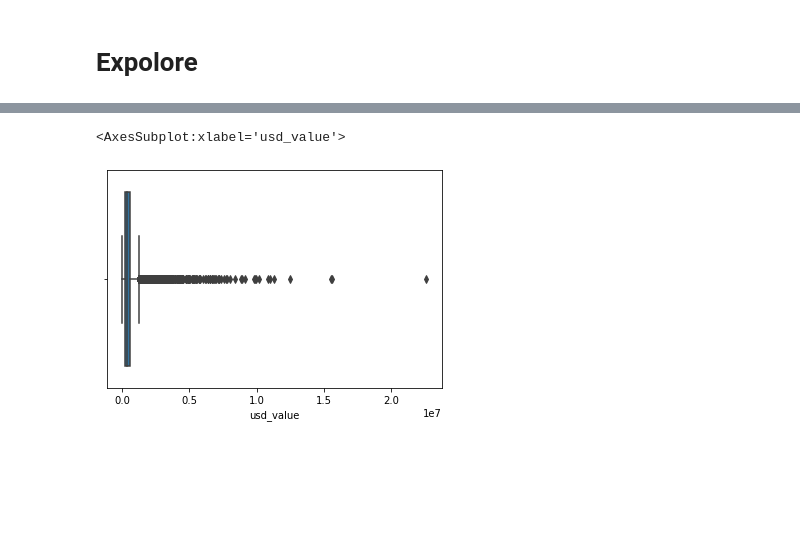
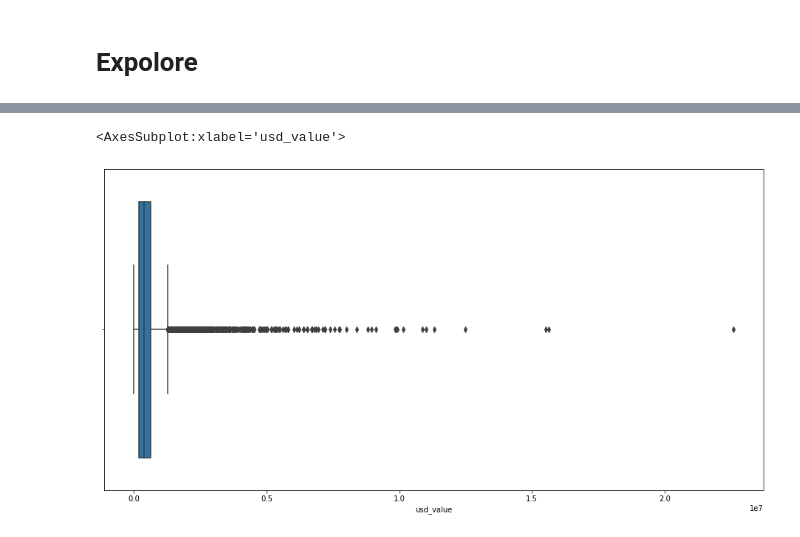
Before and after one commit to cindyvillanuevads/regression_project_zillow-, a Jupyter notebook: zillow.ipynb, the cells around one changed output, grey strips where cells are left out. Cells and saved outputs as stored; diff of their text form; code cells hidden in the pictures; blank space fills up the shorter version.

```diff
--- a/zillow.ipynb
+++ b/zillow.ipynb
@@ -302,6 +314,6 @@ train['usd_value'].hist(grid=False, bins=100000)
 # %%
-
+plt.figure(figsize=(16, 8))
 sns.boxplot(train['usd_value'])
 # %% [output]
 <AxesSubplot:xlabel='usd_value'>
-[figure, old version]
+[figure, new version]
```
Also changed, not shown: parts of 10 cells of this notebook.
